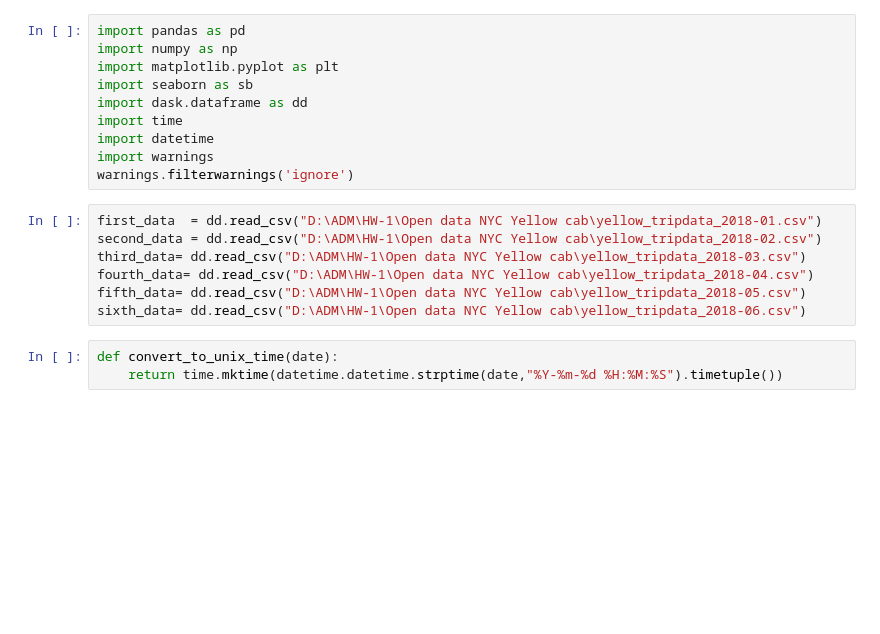
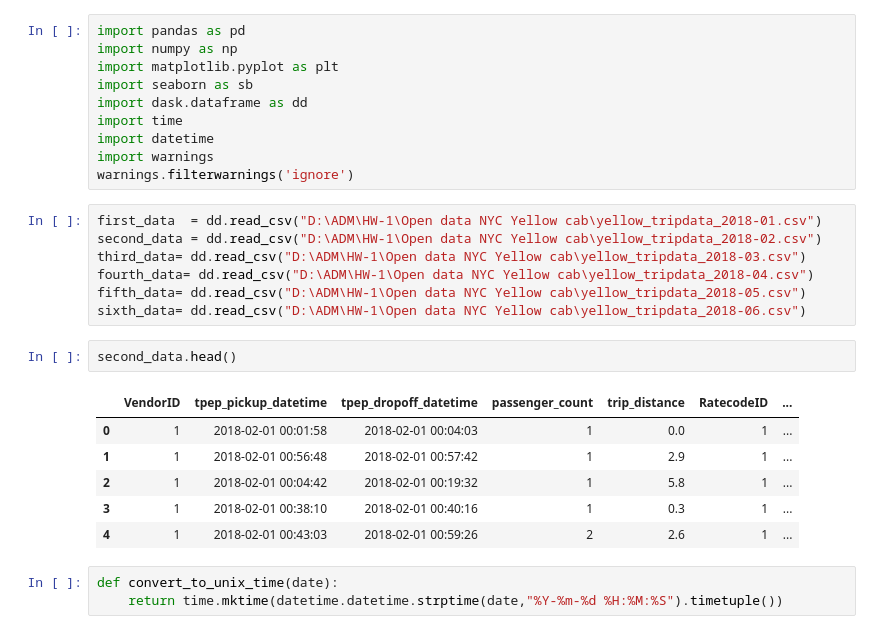
Before and after one commit to Wuj94/nyc-taxi, a Jupyter notebook: ADM _HW2.ipynb, the cells around one changed output. Drawn from its saved outputs; the diff is of its cells as text; blank space fills up the shorter version.

```diff
--- a/ADM _HW2.ipynb
+++ b/ADM _HW2.ipynb
@@ -17,6 +17,15 @@ third_data= dd.read_csv("D:\ADM\HW-1\Open data NYC Yellow cab\yellow_tripdata_20
 fourth_data= dd.read_csv("D:\ADM\HW-1\Open data NYC Yellow cab\yellow_tripdata_2018-04.csv")
 fifth_data= dd.read_csv("D:\ADM\HW-1\Open data NYC Yellow cab\yellow_tripdata_2018-05.csv")
 sixth_data= dd.read_csv("D:\ADM\HW-1\Open data NYC Yellow cab\yellow_tripdata_2018-06.csv")
+# %%
+second_data.head()
+# %% [output]
+|  | VendorID | tpep_pickup_datetime | tpep_dropoff_datetime | passenger_count | trip_distance | RatecodeID | ... |
+| 0 | 1 | 2018-02-01 00:01:58 | 2018-02-01 00:04:03 | 1 | 0.0 | 1 | ... |
+| 1 | 1 | 2018-02-01 00:56:48 | 2018-02-01 00:57:42 | 1 | 2.9 | 1 | ... |
+| 2 | 1 | 2018-02-01 00:04:42 | 2018-02-01 00:19:32 | 1 | 5.8 | 1 | ... |
+| 3 | 1 | 2018-02-01 00:38:10 | 2018-02-01 00:40:16 | 1 | 0.3 | 1 | ... |
+| 4 | 1 | 2018-02-01 00:43:03 | 2018-02-01 00:59:26 | 2 | 2.6 | 1 | ... |
 # %%
 def convert_to_unix_time(date):
     return time.mktime(datetime.datetime.strptime(date,"%Y-%m-%d %H:%M:%S").timetuple())
```
Also changed, not shown: parts of 10 cells of this notebook.
